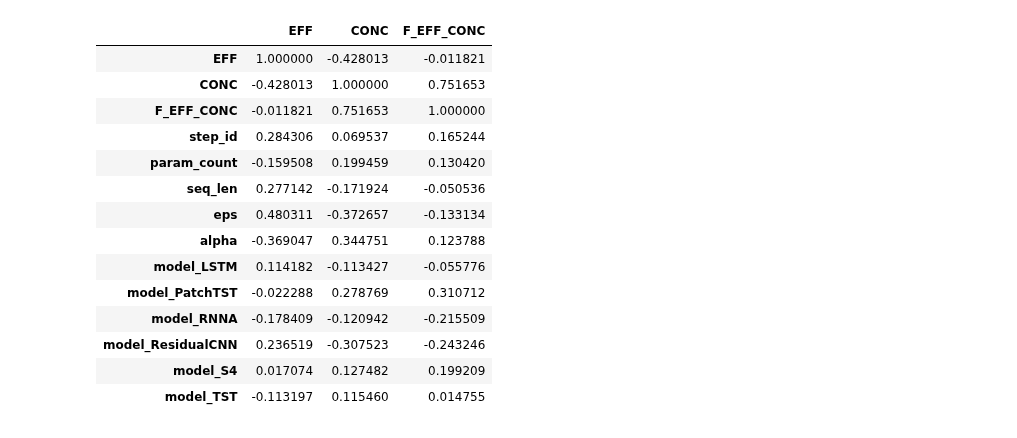
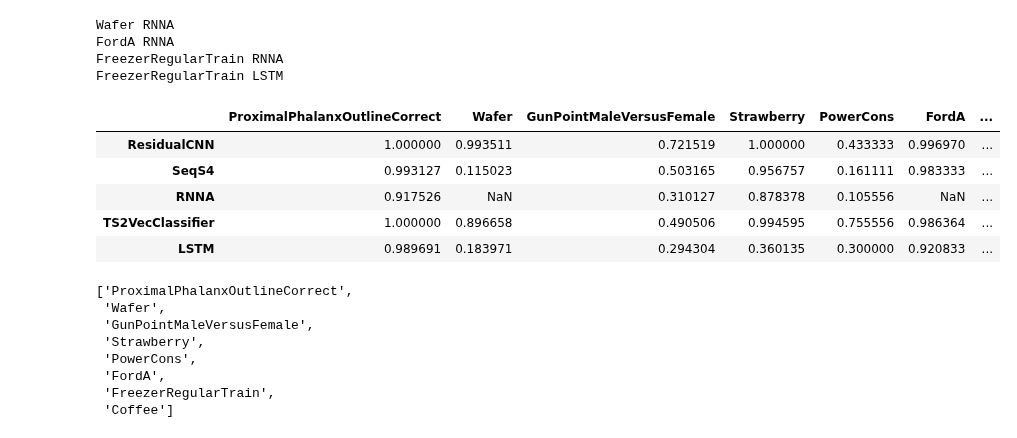
Before and after one commit to petrsokerin/Hidden_adversarial_attacks, a Jupyter notebook: notebooks/get_results.ipynb, the cells around one changed output. Drawn from its saved outputs; the diff is of its cells as text; code cells hidden in the pictures.

```diff
--- a/notebooks/get_results.ipynb
+++ b/notebooks/get_results.ipynb
@@ -386,19 +0,0 @@ concated_all = pd.concat([res_all[cols], sof_all], axis=0)
-# %%
-all_corr = pd.get_dummies(concated_all, dtype=float).corr('spearman')[['EFF', 'CONC', 'F_EFF_CONC']]
-all_corr
-# %% [output]
-|  | EFF | CONC | F_EFF_CONC |
-| EFF | 1.000000 | -0.428013 | -0.011821 |
-| CONC | -0.428013 | 1.000000 | 0.751653 |
-| F_EFF_CONC | -0.011821 | 0.751653 | 1.000000 |
-| step_id | 0.284306 | 0.069537 | 0.165244 |
-| param_count | -0.159508 | 0.199459 | 0.130420 |
-| seq_len | 0.277142 | -0.171924 | -0.050536 |
-| eps | 0.480311 | -0.372657 | -0.133134 |
-| alpha | -0.369047 | 0.344751 | 0.123788 |
-| model_LSTM | 0.114182 | -0.113427 | -0.055776 |
-| model_PatchTST | -0.022288 | 0.278769 | 0.310712 |
-| model_RNNA | -0.178409 | -0.120942 | -0.215509 |
-| model_ResidualCNN | 0.236519 | -0.307523 | -0.243246 |
-| model_S4 | 0.017074 | 0.127482 | 0.199209 |
-| model_TST | -0.113197 | 0.115460 | 0.014755 |
@@ -404,0 +8,34 @@ all_corr
+# %%
+def get_metric(dataset, steps=30, eps=0.03, col='ACC'):
+    result = pd.DataFrame()
+
+    models = os.listdir(dataset)
+
+    for model in models:
+        try:
+            data = pd.read_csv(dataset + '/' + model + f'/attack/fgsm_attackwithout_reg/aa_res_{dataset}_0.csv', index_col=0)
+            data.columns = list(map(lambda x: x.strip(), data.columns) )
+
+            result.loc[model, dataset] = data[(data['eps']==eps)&(data['n steps']==steps)][col].values[0]
+        except:
+            print(dataset, model)
+
+    return result
+
+
+def get_all(steps, eps, col='ACC'):
+
+    folders = np.array(os.listdir())
+    mask = list(map(lambda x: '.' not in x, folders))
+
+    folders = folders[mask]
+
+    result = pd.DataFrame()
+
+    for dataset in folders:
+        dataset = str(dataset)
+
+        curr = get_metric(dataset, steps, eps, col)
+        result[dataset] = curr
+
+    return result
@@ -404,0 +44,13 @@ all_corr
+# %%
+1-get_all(steps=10, eps=0.03, col='ACC')
+# %% [output]
+Wafer RNNA
+FordA RNNA
+FreezerRegularTrain RNNA
+FreezerRegularTrain LSTM
+|  | ProximalPhalanxOutlineCorrect | Wafer | GunPointMaleVersusFemale | Strawberry | PowerCons | FordA | ... |
+| ResidualCNN | 1.000000 | 0.993511 | 0.721519 | 1.000000 | 0.433333 | 0.996970 | ... |
+| SeqS4 | 0.993127 | 0.115023 | 0.503165 | 0.956757 | 0.161111 | 0.983333 | ... |
+| RNNA | 0.917526 | NaN | 0.310127 | 0.878378 | 0.105556 | NaN | ... |
+| TS2VecClassifier | 1.000000 | 0.896658 | 0.490506 | 0.994595 | 0.755556 | 0.986364 | ... |
+| LSTM | 0.989691 | 0.183971 | 0.294304 | 0.360135 | 0.300000 | 0.920833 | ... |
@@ -404,0 +59,11 @@ all_corr
+# %%
+os.listdir()
+# %% [output]
+['ProximalPhalanxOutlineCorrect',
+ 'Wafer',
+ 'GunPointMaleVersusFemale',
+ 'Strawberry',
+ 'PowerCons',
+ 'FordA',
+ 'FreezerRegularTrain',
+ 'Coffee']
```
Also changed, not shown: parts of 45 cells of this notebook, 46 other files.
